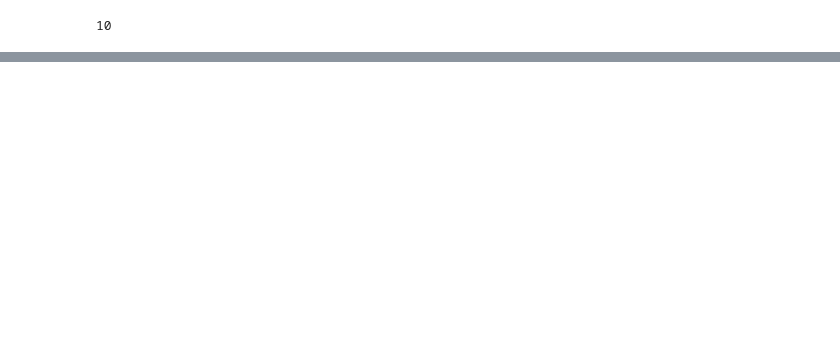
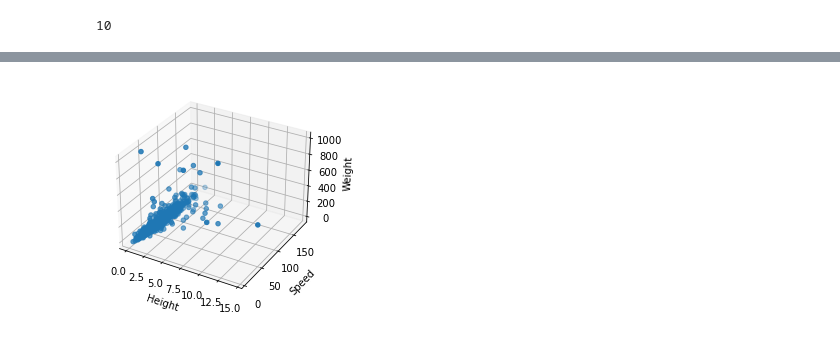
Before and after one commit to Ignaciogg/IA-P2-ML-Pokemon, a Jupyter notebook: K-Fold.ipynb, the cells around one changed output, grey strips where cells are left out. Drawn from its saved outputs; the diff is of its cells as text; code cells hidden in the pictures; blank space fills up the shorter version.

```diff
--- a/K-Fold.ipynb
+++ b/K-Fold.ipynb
@@ -64,7 +21,9 @@ R2 medio:  0.8815576224485436
 # %%
 dfP = pd.read_csv("pokemon.csv")
 # %%
-dfSp = dfP.dropna(subset = ['speed'])
+# Limpia los valores nulos de speed
+dfSp = dfP.dropna(subset = ['speed', 'height_m', 'weight_kg'])
+# Selecciona y baraja los 5000 primeros de todas las columnas
 dfSp = dfSp.sample(frac=1).head(5000)
 
 # Reseteamos el index de nuestra base de datos al hacer selección aleatoria para que comience de nuevo en 0.
@@ -98,0 +65,13 @@ ValueError: Input contains NaN, infinity or a value too large for dtype('float64
+# %%
+X_ = dfSp['height_m']
+Y_ = dfSp['speed']
+Z_ = dfSp['weight_kg']
+# %%
+threedee = plt.figure().gca(projection='3d')
+threedee.scatter(X_, Y_, Z_)
+threedee.set_xlabel('Height')
+threedee.set_ylabel('Speed')
+threedee.set_zlabel('Weight')
+plt.show()
+# %% [output]
+[figure, added]
```
Also changed, not shown: parts of 8 cells of this notebook.
